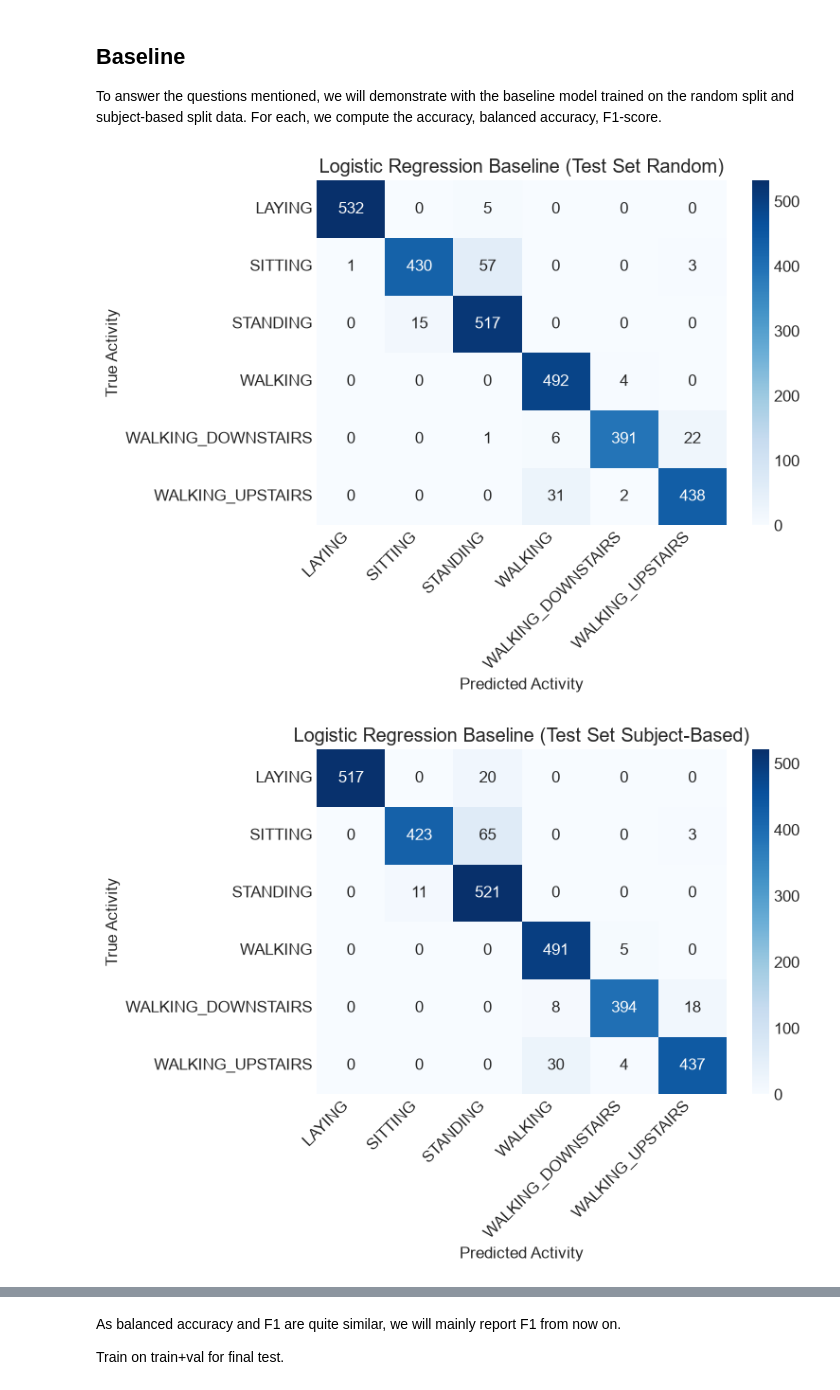
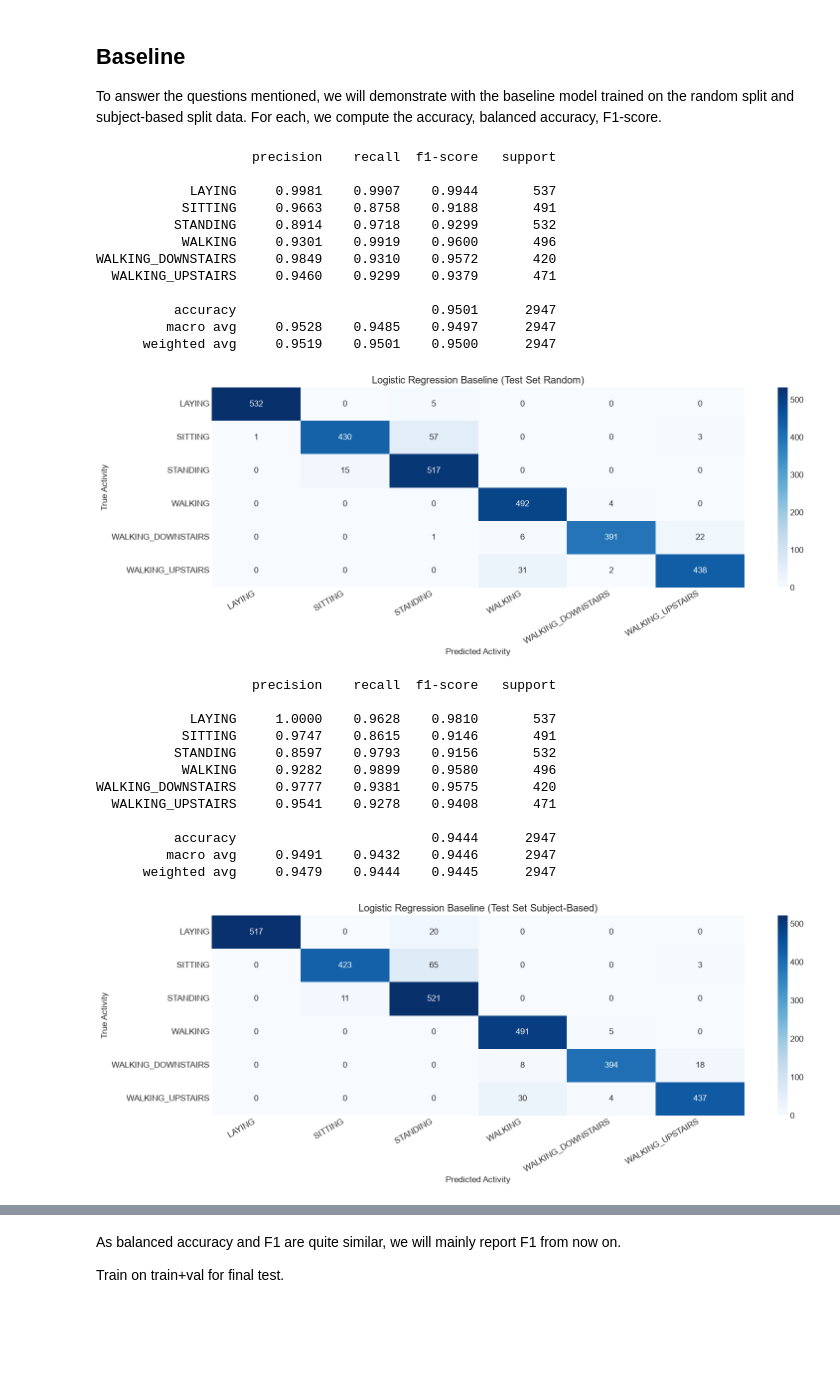
Before and after one commit to LeStolz/HAR-Deep-Learning, a Jupyter notebook: preprocessing.ipynb, the cells around one changed output, grey strips where cells are left out. Cells and saved outputs as stored; diff of their text form; code cells hidden in the pictures; blank space fills up the shorter version.

```diff
--- a/preprocessing.ipynb
+++ b/preprocessing.ipynb
@@ -407,8 +407,9 @@ def evaluate_model(model, title, X_train, y_train, X_val, y_val, X_test, y_test)
     bal_acc_test = balanced_accuracy_score(y_test, pred_test)
 
     cm = confusion_matrix(y_test, pred_test)
+    print(classification_report(y_test, pred_test, target_names=label_names, digits=4))
 
-    plt.figure(figsize=(8, 6))
+    plt.figure(figsize=(16, 6))
     sns.heatmap(
         cm,
         annot=True,
@@ -420,7 +421,7 @@ def evaluate_model(model, title, X_train, y_train, X_val, y_val, X_test, y_test)
     plt.title(f"Logistic Regression Baseline (Test Set {title})")
     plt.xlabel("Predicted Activity")
     plt.ylabel("True Activity")
-    plt.xticks(rotation=45, ha="right")
+    plt.xticks(rotation=30, ha="right")
     plt.tight_layout()
     plt.show()
 
@@ -437,35 +438,59 @@ def evaluate_model(model, title, X_train, y_train, X_val, y_val, X_test, y_test)
 
 
 # Train on Random Split
 log_reg_rand = LogisticRegression(max_iter=1000, random_state=RANDOM_STATE, solver="lbfgs")
 results_rand = evaluate_model(
     log_reg_rand, "Random", X_tr_rand, y_tr_rand, X_val_rand, y_val_rand, X_test_from_rand, y_test
 )
 
 # Train on Subject-based Split
 log_reg_subj = LogisticRegression(max_iter=1000, random_state=RANDOM_STATE, solver="lbfgs")
 results_subj = evaluate_model(
     log_reg_subj, "Subject-Based", X_tr_subj, y_tr_subj, X_val_subj, y_val_subj, X_test_from_subj, y_test
 )
 
 comparison_df = pd.DataFrame({
     "Split Strategy": ["Random Row Split", "Subject-Based Split"],
     "Val Accuracy (%)": [results_rand["acc_val"] * 100, results_subj["acc_val"] * 100],
     "Val Macro F1 (%)": [results_rand["f1_val"] * 100, results_subj["f1_val"] * 100],
     "Val Balanced Accuracy (%)": [results_rand["bal_acc_val"] * 100, results_subj["bal_acc_val"] * 100],
     "Test Accuracy (%)": [results_rand["acc_test"] * 100, results_subj["acc_test"] * 100],
     "Test Macro F1 (%)": [results_rand["f1_test"] * 100, results_subj["f1_test"] * 100],
     "Test Balanced Accuracy (%)": [results_rand["bal_acc_test"] * 100, results_subj["bal_acc_test"] * 100],
     "Generalization Gap (|Val - Test| Acc) (%)": [
         abs(results_rand["bal_acc_val"] - results_rand["bal_acc_test"]) * 100,
         abs(results_subj["bal_acc_val"] - results_subj["bal_acc_test"]) * 100
     ]
 })
 
 display(comparison_df)
 # %% [output]
+                    precision    recall  f1-score   support
+
+            LAYING     0.9981    0.9907    0.9944       537
+           SITTING     0.9663    0.8758    0.9188       491
+          STANDING     0.8914    0.9718    0.9299       532
+           WALKING     0.9301    0.9919    0.9600       496
+WALKING_DOWNSTAIRS     0.9849    0.9310    0.9572       420
+  WALKING_UPSTAIRS     0.9460    0.9299    0.9379       471
+
+          accuracy                         0.9501      2947
+         macro avg     0.9528    0.9485    0.9497      2947
+      weighted avg     0.9519    0.9501    0.9500      2947
-[figure, old version]
+[figure, new version]
+                    precision    recall  f1-score   support
+
+            LAYING     1.0000    0.9628    0.9810       537
+           SITTING     0.9747    0.8615    0.9146       491
+          STANDING     0.8597    0.9793    0.9156       532
+           WALKING     0.9282    0.9899    0.9580       496
+WALKING_DOWNSTAIRS     0.9777    0.9381    0.9575       420
+  WALKING_UPSTAIRS     0.9541    0.9278    0.9408       471
+
+          accuracy                         0.9444      2947
+         macro avg     0.9491    0.9432    0.9446      2947
+      weighted avg     0.9479    0.9444    0.9445      2947
-[figure, old version]
+[figure, new version]
 |  | Split Strategy | Val Accuracy (%) | Val Macro F1 (%) | Val Balanced Accuracy (%) | Test Accuracy (%) | ... |
 | 0 | Random Row Split | 98.368457 | 98.442674 | 98.440172 | 95.011876 | ... |
 | 1 | Subject-Based Split | 96.856686 | 97.177980 | 97.162567 | 94.435019 | ... |
```
Also changed, not shown: parts of 2 cells of this notebook, 2 other files.
